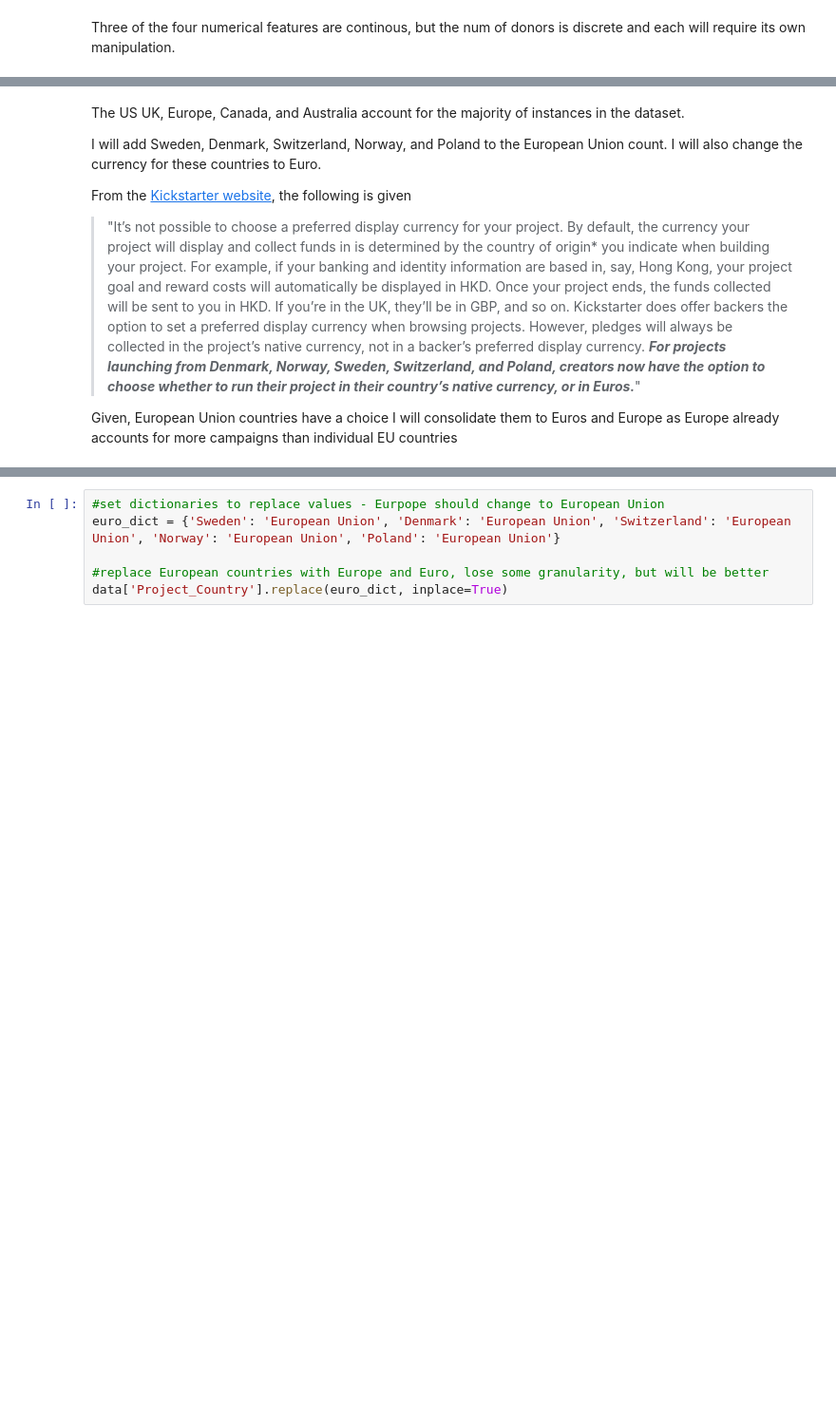
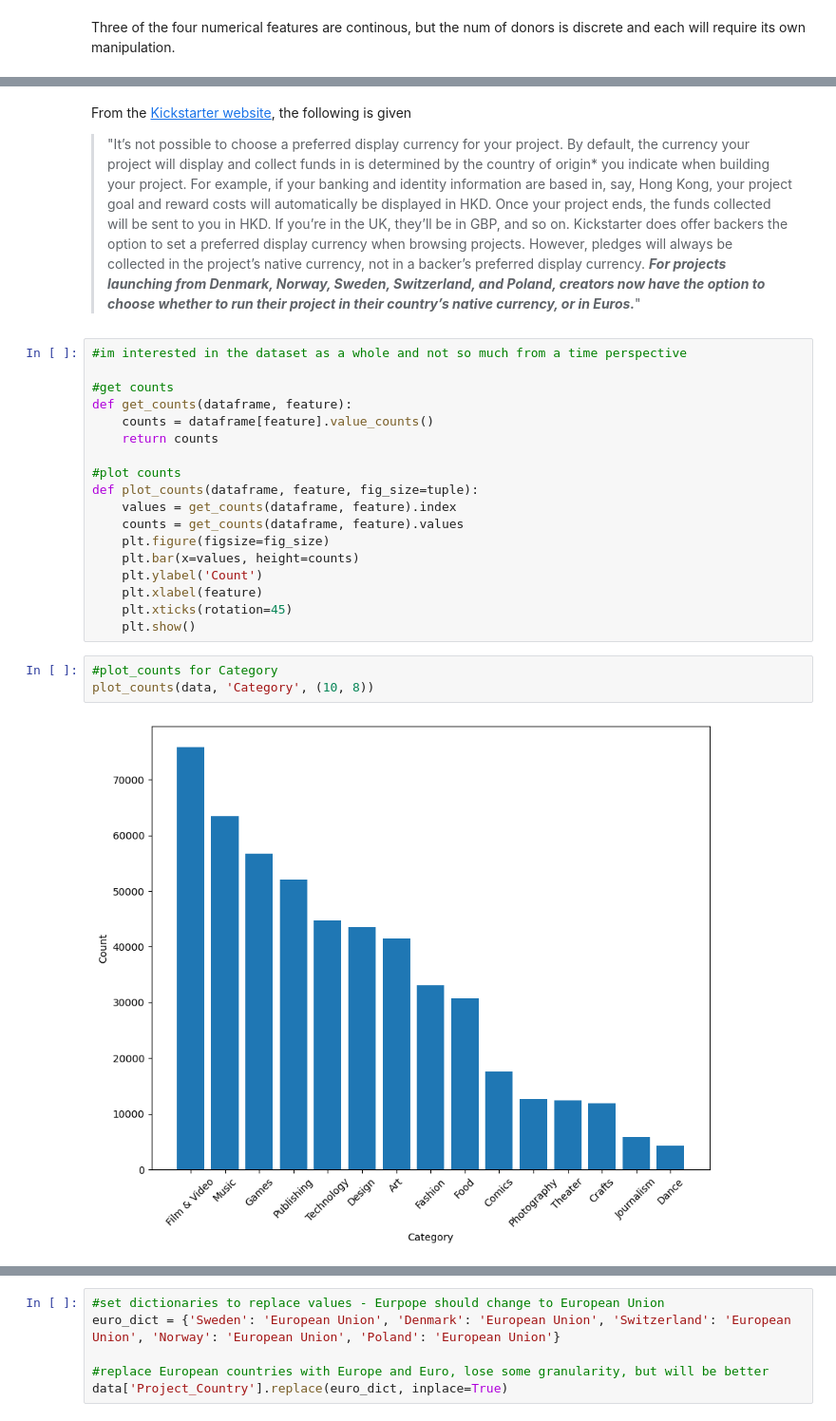
Before and after one commit to SBangarh/Kickstarter_Analysis, a Jupyter notebook: exploratory_analysis.ipynb, the cells around one changed output, grey strips where cells are left out. Shown: that part at 95% size. Saved outputs shown, nothing was run; the diff lists cells and outputs as text; blank space fills up the shorter version.

Commit message:
hit a wall with my numerical data...moved on to categorical data in the meantime

```diff
--- a/exploratory_analysis.ipynb
+++ b/exploratory_analysis.ipynb
@@ -366,9 +316,26 @@ plot_histogram(goal, 'Goal')
 # %% [markdown]
-The US UK, Europe, Canada, and Australia account for the majority of instances in the dataset.
-
-I will add Sweden, Denmark, Switzerland, Norway, and Poland to the European Union count. I will also change the currency for these countries to Euro.
-
 From the [Kickstarter website](https://help.kickstarter.com/hc/en-us/articles/115005127954-Can-I-choose-my-project-s-display-currency-#:~:text=Kickstarter%20does%20offer%20backers%20the%20option%20to%20set,currency%2C%20not%20in%20a%20backer%E2%80%99s%20preferred%20display%20currency.), the following is given
  > "It’s not possible to choose a preferred display currency for your project. By default, the currency your project will display and collect funds in is determined by the country of origin* you indicate when building your project. For example, if your banking and identity information are based in, say, Hong Kong, your project goal and reward costs will automatically be displayed in HKD. Once your project ends, the funds collected will be sent to you in HKD. If you’re in the UK, they’ll be in GBP, and so on. Kickstarter does offer backers the option to set a preferred display currency when browsing projects. However, pledges will always be collected in the project’s native currency, not in a backer’s preferred display currency. ***For projects launching from Denmark, Norway, Sweden, Switzerland, and Poland, creators now have the option to choose whether to run their project in their country’s native currency, or in Euros.***"
-
-Given, European Union countries have a choice I will consolidate them to Euros and Europe as Europe already accounts for more campaigns than individual EU countries
+# %%
+#im interested in the dataset as a whole and not so much from a time perspective
+
+#get counts
+def get_counts(dataframe, feature):
+    counts = dataframe[feature].value_counts()
+    return counts
+
+#plot counts
+def plot_counts(dataframe, feature, fig_size=tuple):
+    values = get_counts(dataframe, feature).index
+    counts = get_counts(dataframe, feature).values
+    plt.figure(figsize=fig_size)
+    plt.bar(x=values, height=counts)
+    plt.ylabel('Count')
+    plt.xlabel(feature)
+    plt.xticks(rotation=45)
+    plt.show()
+# %%
+#plot_counts for Category
+plot_counts(data, 'Category', (10, 8))
+# %% [output]
+[figure, added]
```
Also changed, not shown: parts of 29 cells of this notebook.
